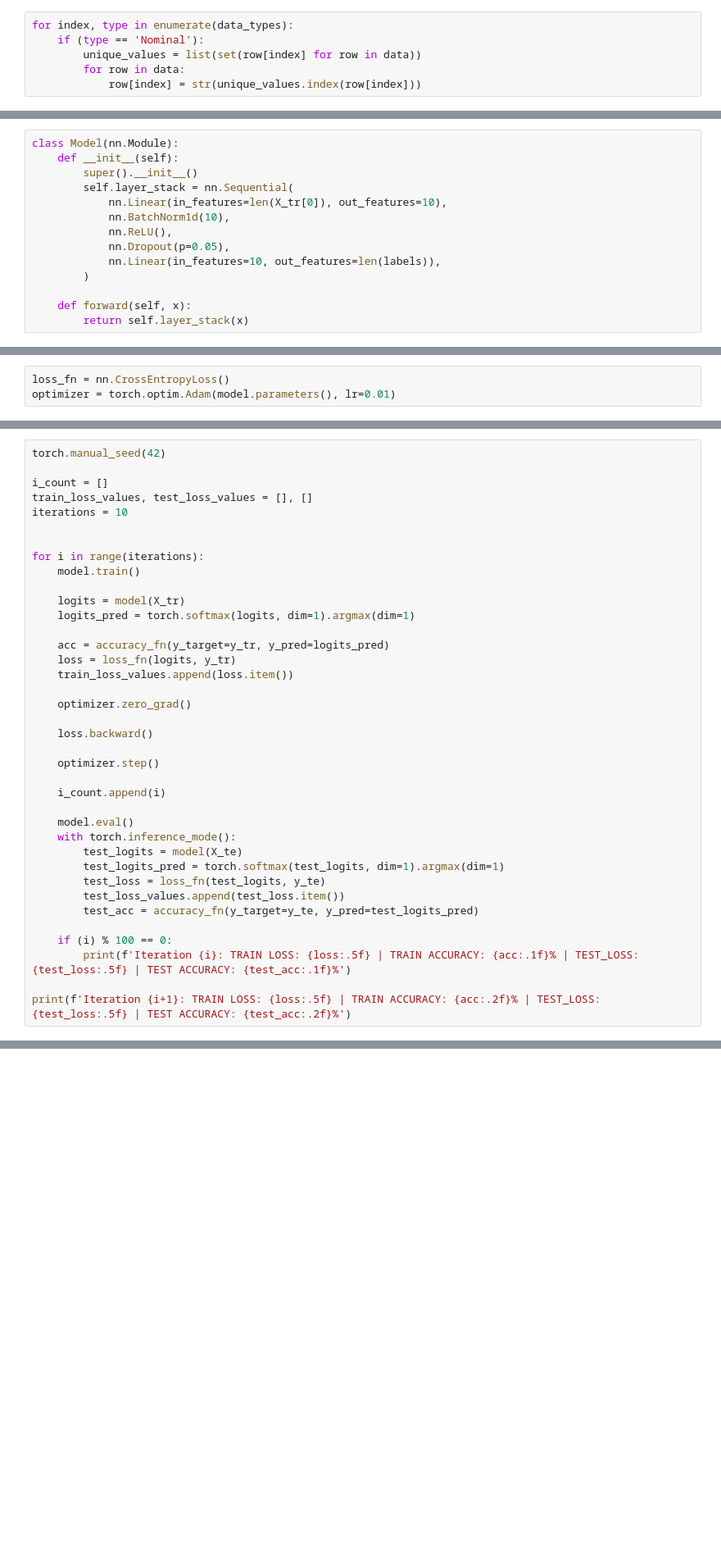
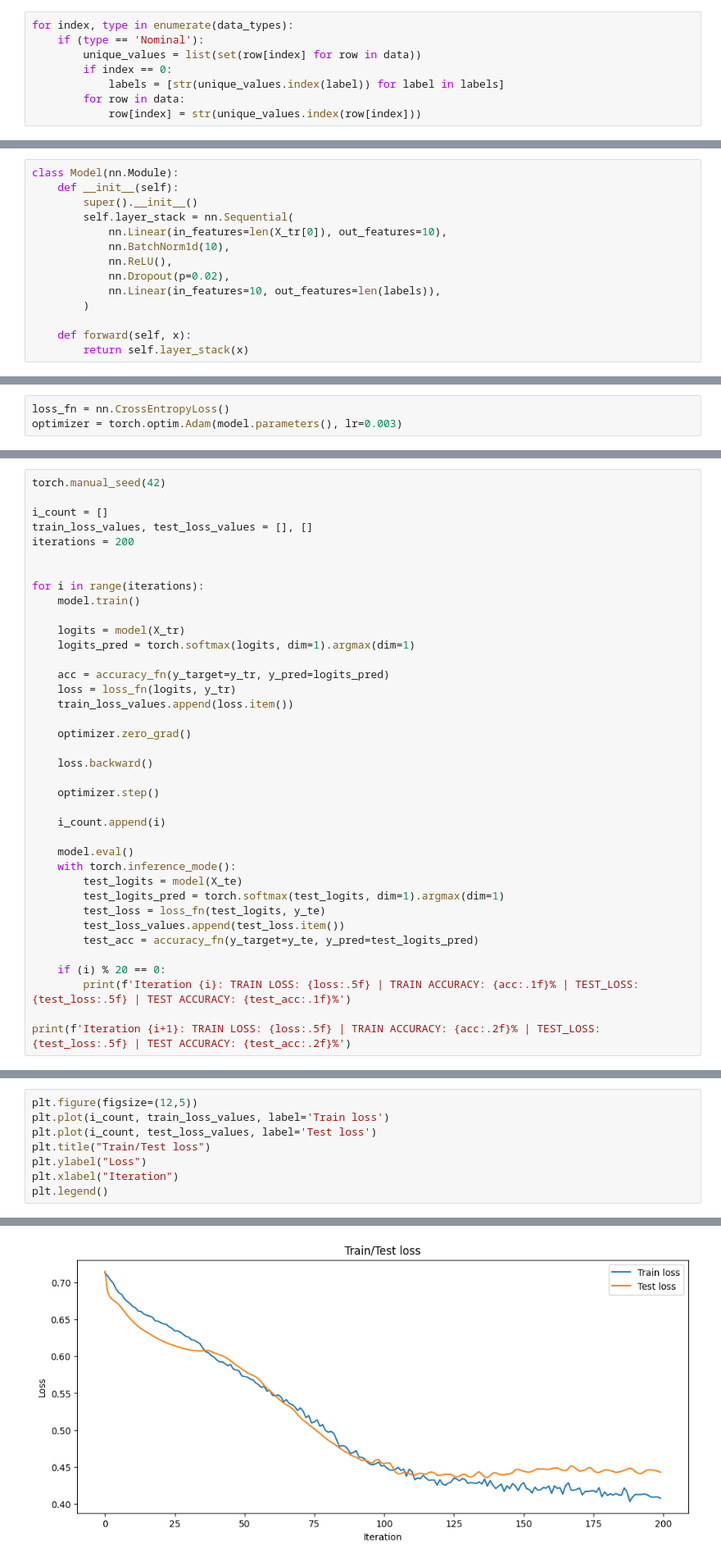
Before and after one commit to 99vik/auto-ml-classifier-torch-api, a Jupyter notebook: dev.ipynb, the cells around one changed output, grey strips where cells are left out. Shown: that part at 82% size. Drawn from its saved outputs; the diff is of its cells as text; blank space fills up the shorter version.

```diff
--- a/dev.ipynb
+++ b/dev.ipynb
@@ -39,6 +46,8 @@ for value in data[0]:
 for index, type in enumerate(data_types):
     if (type == 'Nominal'):
         unique_values = list(set(row[index] for row in data))
+        if index == 0:
+            labels = [str(unique_values.index(label)) for label in labels]
         for row in data:
             row[index] = str(unique_values.index(row[index]))
 # %%
@@ -72,7 +81,7 @@ class Model(nn.Module):
             nn.Linear(in_features=len(X_tr[0]), out_features=10),
             nn.BatchNorm1d(10),
             nn.ReLU(),
-            nn.Dropout(p=0.05),
+            nn.Dropout(p=0.02),
             nn.Linear(in_features=10, out_features=len(labels)),
         )
 
@@ -93,7 +102,7 @@ Model(
 )
 # %%
 loss_fn = nn.CrossEntropyLoss()
-optimizer = torch.optim.Adam(model.parameters(), lr=0.01)
+optimizer = torch.optim.Adam(model.parameters(), lr=0.003)
 # %%
 def accuracy_fn(y_pred, y_target):
     correct = torch.eq(y_pred, y_target).sum().item()
@@ -104,7 +113,7 @@ torch.manual_seed(42)
 
 i_count = []
 train_loss_values, test_loss_values = [], []
-iterations = 10
+iterations = 200
 
 
 for i in range(iterations):
@@ -133,7 +142,7 @@ for i in range(iterations):
         test_loss_values.append(test_loss.item())
         test_acc = accuracy_fn(y_target=y_te, y_pred=test_logits_pred)
 
-    if (i) % 100 == 0:
+    if (i) % 20 == 0:
         print(f'Iteration {i}: TRAIN LOSS: {loss:.5f} | TRAIN ACCURACY: {acc:.1f}% | TEST_LOSS: {test_loss:.5f} | TEST ACCURACY: {test_acc:.1f}%')
 
 print(f'Iteration {i+1}: TRAIN LOSS: {loss:.5f} | TRAIN ACCURACY: {acc:.2f}% | TEST_LOSS: {test_loss:.5f} | TEST ACCURACY: {test_acc:.2f}%')
@@ -142,0 +161,9 @@ Iteration 10: TRAIN LOSS: 0.64443 | TRAIN ACCURACY: 61.54% | TEST_LOSS: 0.67877
+# %%
+plt.figure(figsize=(12,5))
+plt.plot(i_count, train_loss_values, label='Train loss')
+plt.plot(i_count, test_loss_values, label='Test loss')
+plt.title("Train/Test loss")
+plt.ylabel("Loss")
+plt.xlabel("Iteration")
+plt.legend()
+# %% [output]
@@ -142,0 +171 @@ Iteration 10: TRAIN LOSS: 0.64443 | TRAIN ACCURACY: 61.54% | TEST_LOSS: 0.67877
+[figure, added]
```
Also changed, not shown: parts of 6 cells of this notebook, 2 other files.
